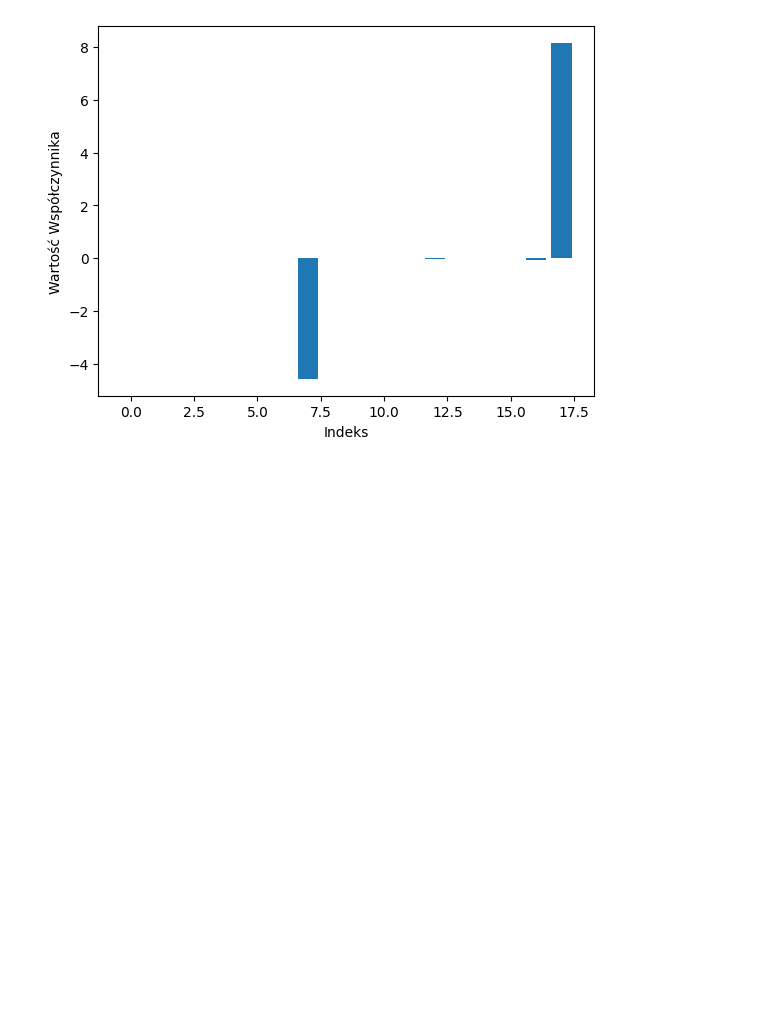
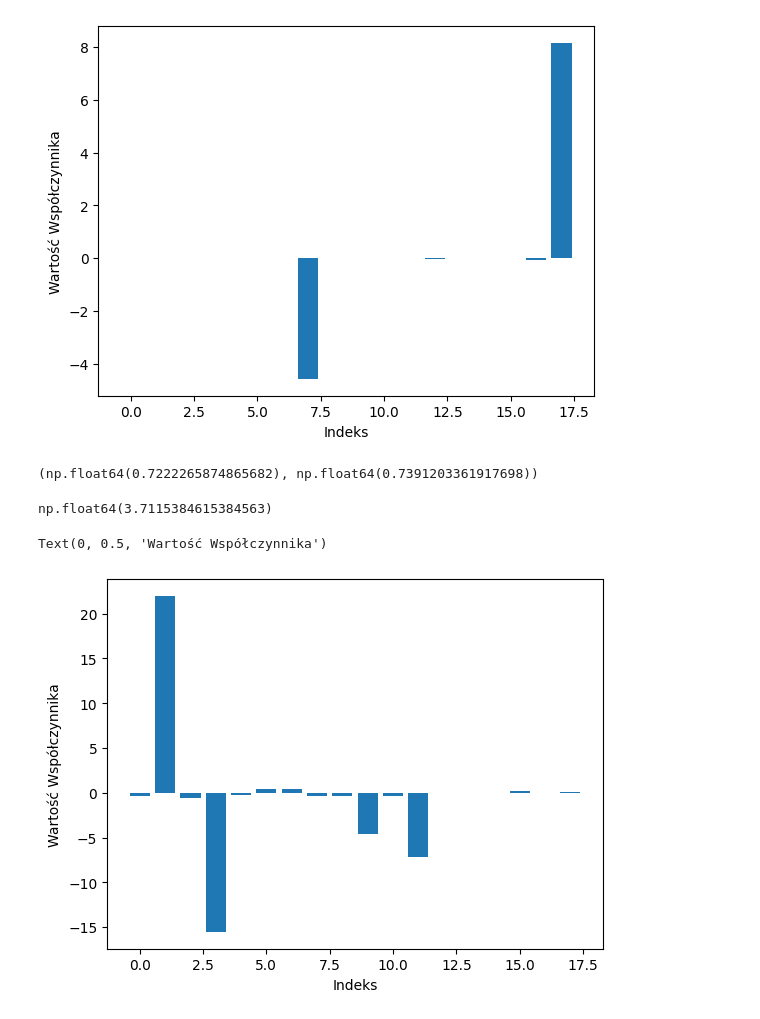
Before and after one commit to KsiazekPatryk/Machine-Learning---Preliminary-Data-Analysis, a Jupyter notebook: Data Preparation and Analysis/3) Model Selection Based on Data. Benchmark. Linear Regression.ipynb, the cells around one changed output. Cells and saved outputs as stored; diff of their text form; code cells hidden in the pictures; blank space fills up the shorter version.

```diff
--- a/Data Preparation and Analysis/3) Model Selection Based on Data. Benchmark. Linear Regression.ipynb
+++ b/Data Preparation and Analysis/3) Model Selection Based on Data. Benchmark. Linear Regression.ipynb
@@ -134,0 +135,18 @@ results = train_and_evaluate(X_train_normalized, X_test_normalized)
+# %%
+results [:2]
+# %% [output]
+(np.float64(0.7222265874865682), np.float64(0.7391203361917698))
+# %%
+coef = model.coef_
+# %%
+intercept = model.intercept_
+intercept
+# %% [output]
+np.float64(3.7115384615384563)
+# %%
+plt.bar(range(len(coef)), coef)
+plt.xlabel("Indeks")
+plt.ylabel("Wartość Współczynnika")
+# %% [output]
+Text(0, 0.5, 'Wartość Współczynnika')
+[figure, added]
```
Also changed, not shown: parts of 2 cells of this notebook.
